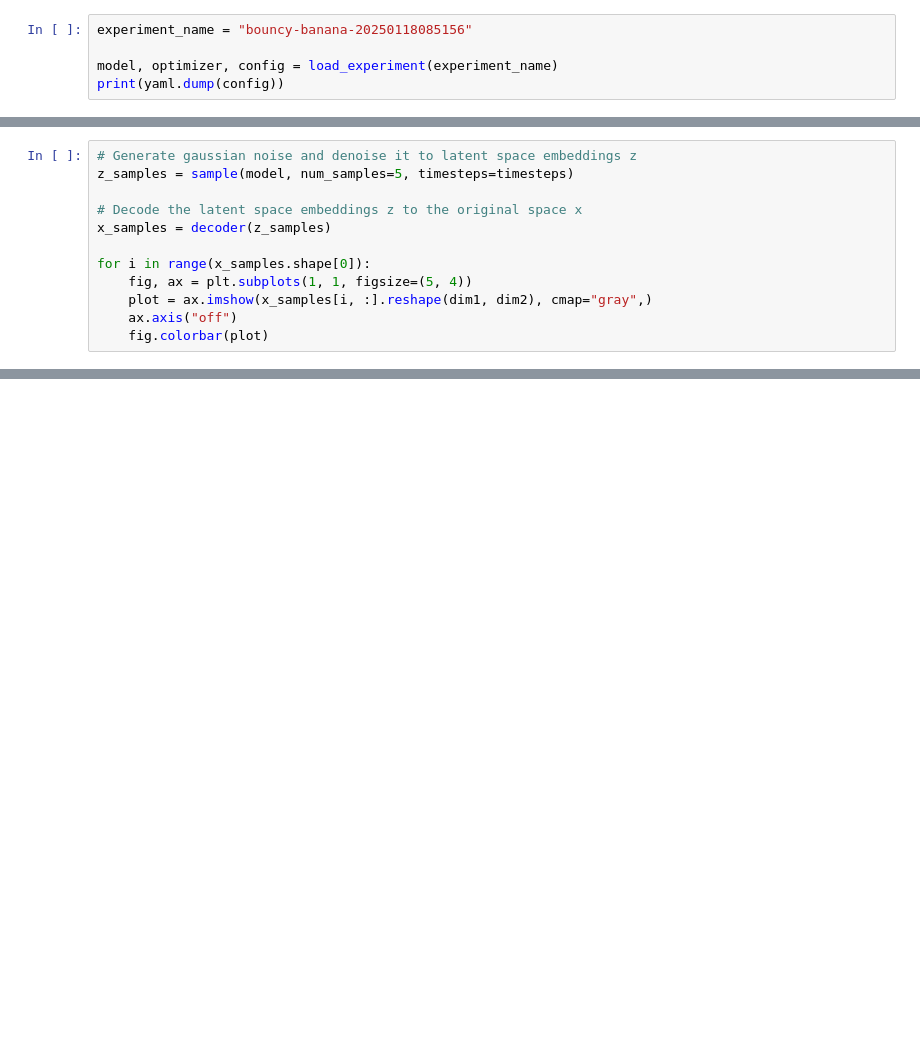
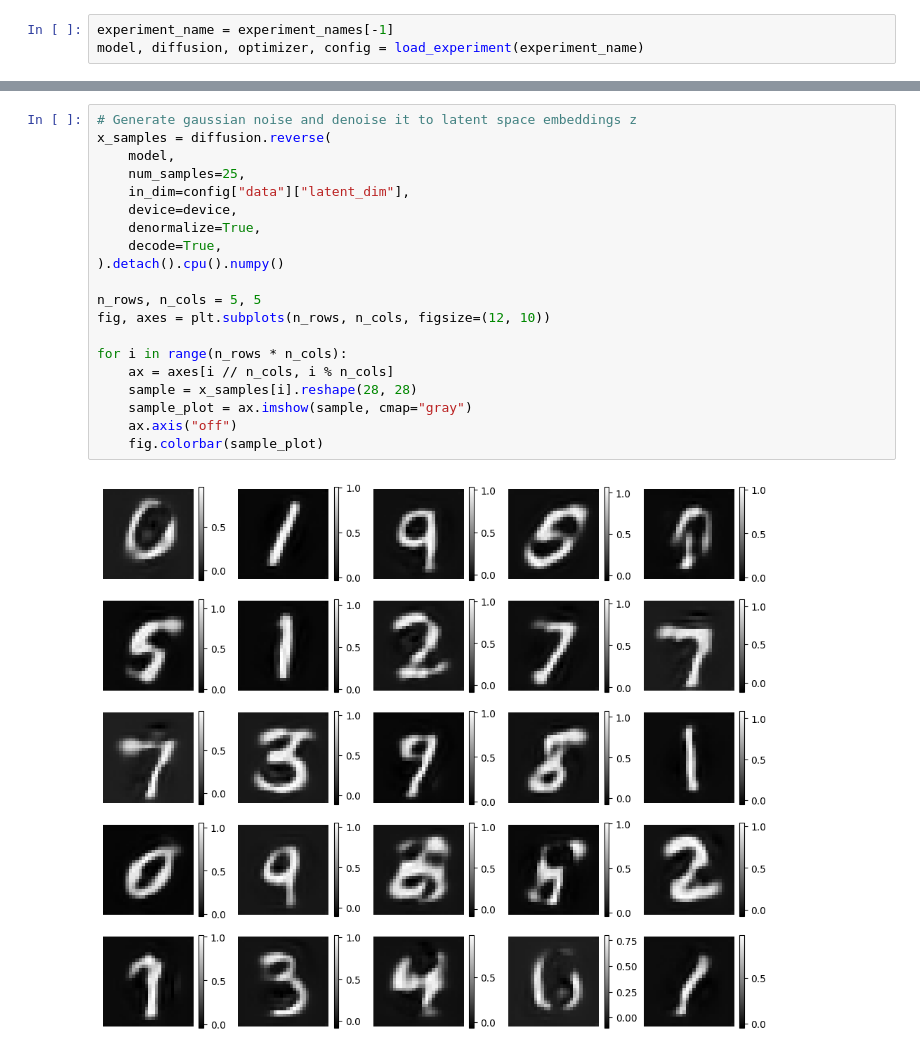
Before and after one commit to opinti/laplacian-diffusion, a Jupyter notebook: eval_model.ipynb, the cells around one changed output, grey strips where cells are left out. Saved outputs shown, nothing was run; the diff lists cells and outputs as text; blank space fills up the shorter version.

Commit message:
run experiment

```diff
--- a/eval_model.ipynb
+++ b/eval_model.ipynb
@@ -20,6 +29,4 @@ device = torch.device("cuda" if torch.cuda.is_available() else "cpu")
 # %%
-experiment_name = "bouncy-banana-20250118085156"
-
-model, optimizer, config = load_experiment(experiment_name)
-print(yaml.dump(config))
+experiment_name = experiment_names[-1]
+model, diffusion, optimizer, config = load_experiment(experiment_name)
 # %% [output]
@@ -146,12 +41,0 @@ def sample(model, num_samples, timesteps):
-# %%
-# Generate gaussian noise and denoise it to latent space embeddings z
-z_samples = sample(model, num_samples=5, timesteps=timesteps)
-
-# Decode the latent space embeddings z to the original space x
-x_samples = decoder(z_samples)
-
-for i in range(x_samples.shape[0]):
-    fig, ax = plt.subplots(1, 1, figsize=(5, 4))
-    plot = ax.imshow(x_samples[i, :].reshape(dim1, dim2), cmap="gray",)
-    ax.axis("off")
-    fig.colorbar(plot)
@@ -163,0 +42,22 @@ for i in range(x_samples.shape[0]):
+# %%
+# Generate gaussian noise and denoise it to latent space embeddings z
+x_samples = diffusion.reverse(
+    model,
+    num_samples=25,
+    in_dim=config["data"]["latent_dim"],
+    device=device,
+    denormalize=True,
+    decode=True,
+).detach().cpu().numpy()
+
+n_rows, n_cols = 5, 5
+fig, axes = plt.subplots(n_rows, n_cols, figsize=(12, 10))
+
+for i in range(n_rows * n_cols):
+    ax = axes[i // n_cols, i % n_cols]
+    sample = x_samples[i].reshape(28, 28)
+    sample_plot = ax.imshow(sample, cmap="gray")
+    ax.axis("off")
+    fig.colorbar(sample_plot)
+# %% [output]
+[figure, added]
```
Also changed, not shown: parts of 11 cells of this notebook, 7 other files.
